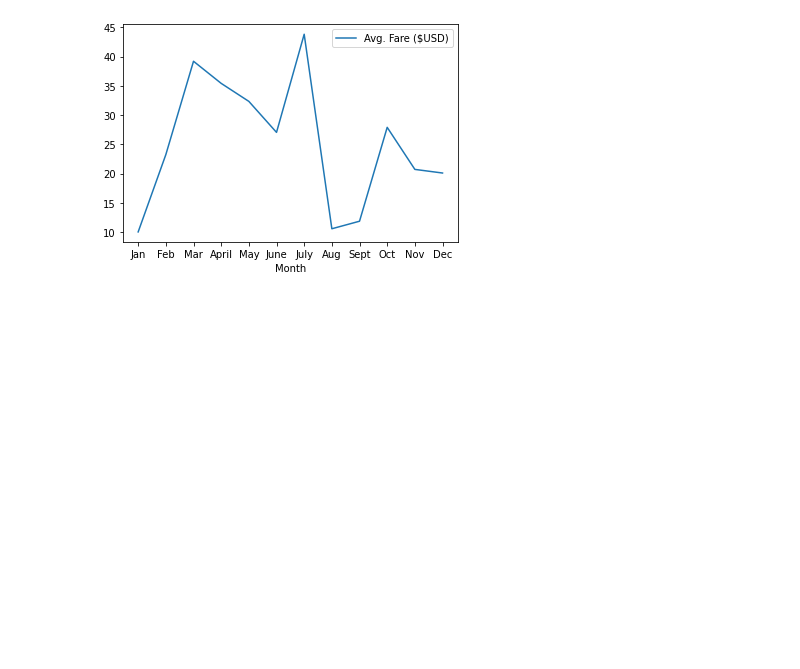
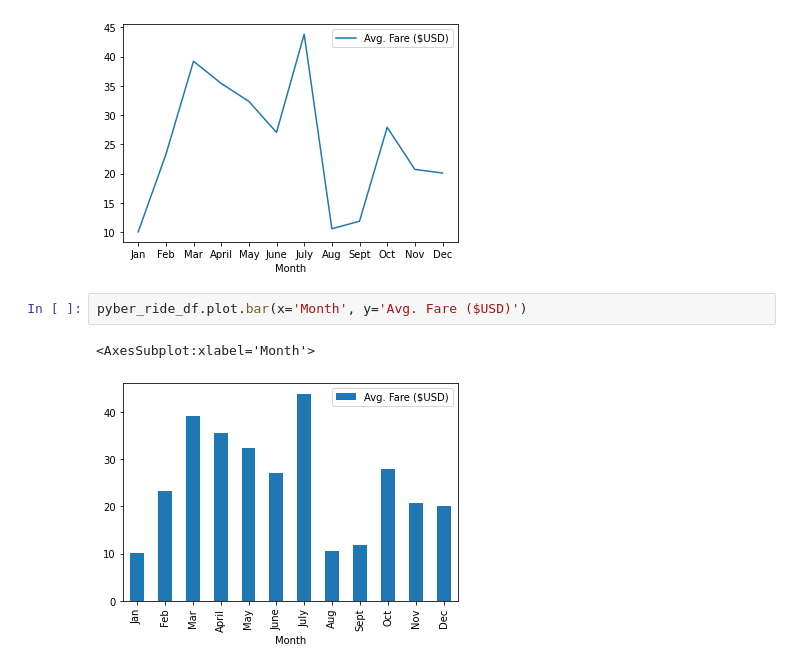
Before and after one commit to juliomeza/PyBer_Analysis, a Jupyter notebook: PyBer_ride_data.ipynb, the cells around one changed output. Cells and saved outputs as stored; diff of their text form; blank space fills up the shorter version.

```diff
--- a/PyBer_ride_data.ipynb
+++ b/PyBer_ride_data.ipynb
@@ -38,3 +39,8 @@ plt.xticks(tick_locations, pyber_ride_df['Month'])
 plt.show()
 # %% [output]
 [figure]
+# %%
+pyber_ride_df.plot.bar(x='Month', y='Avg. Fare ($USD)')
+# %% [output]
+<AxesSubplot:xlabel='Month'>
+[figure, added]
```
Also changed, not shown: parts of 4 cells of this notebook.
